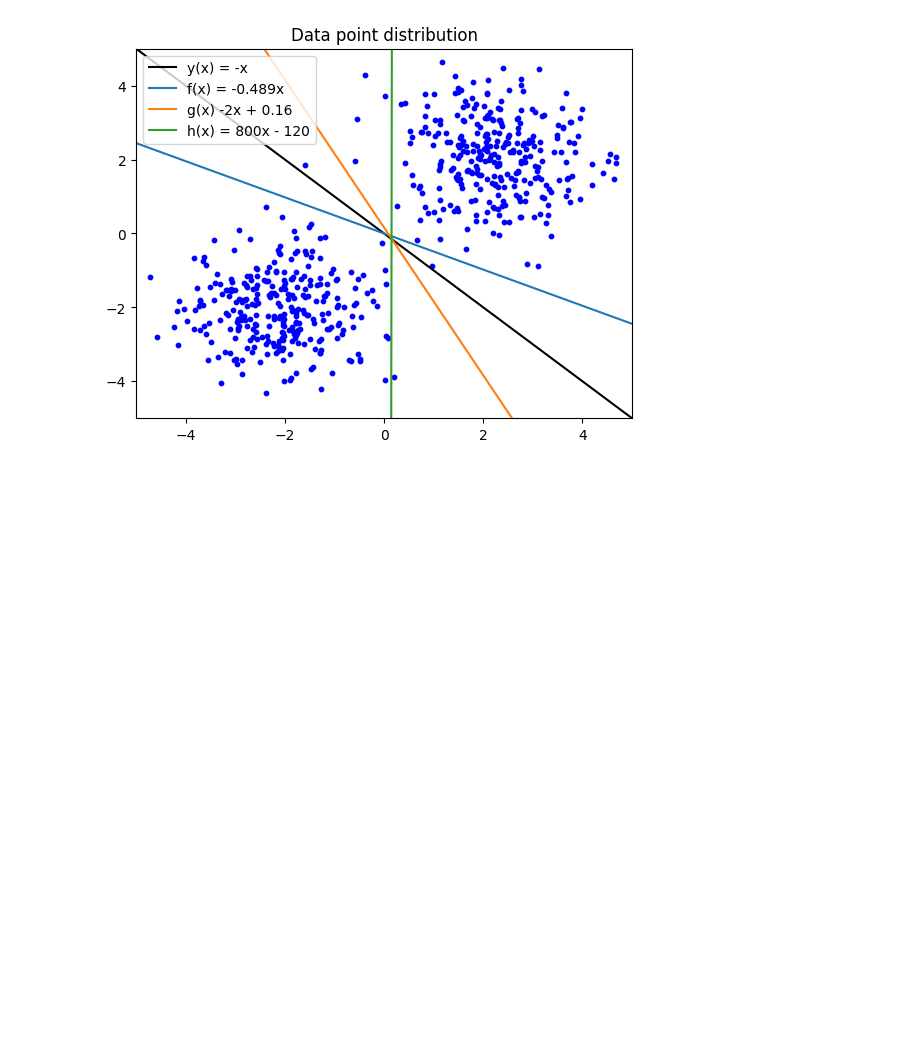
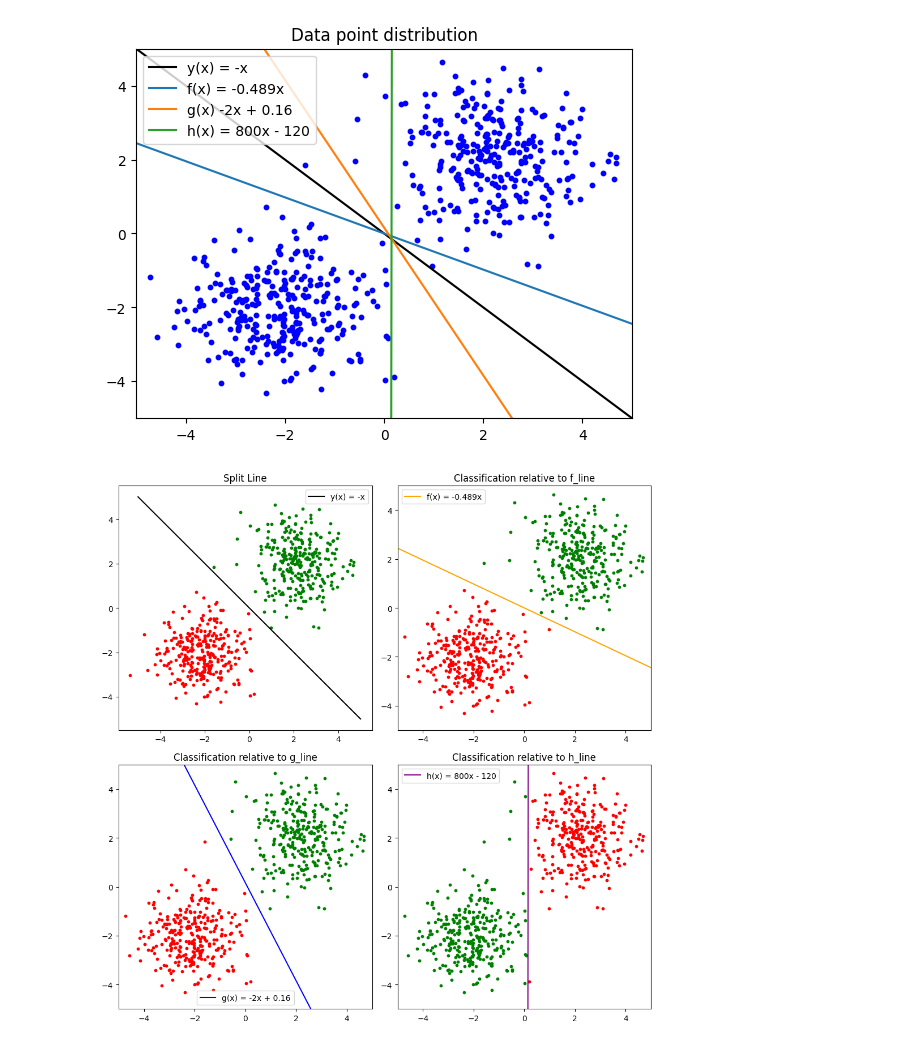
Before and after one commit to marx126/python-programming-IAN-GAGLIARDI, a Jupyter notebook: Labs/Laboration 3 - Linjär Klassificering/Rapport.ipynb, the cells around one changed output. Saved outputs shown, nothing was run; the diff lists cells and outputs as text; code cells hidden in the pictures; blank space fills up the shorter version.

```diff
--- a/Labs/Laboration 3 - Linjär Klassificering/Rapport.ipynb
+++ b/Labs/Laboration 3 - Linjär Klassificering/Rapport.ipynb
@@ -27,0 +42,59 @@ plt.legend()
+# %%
+y_line_interpolated = np.interp(labelled_data[0], x, y_line)
+above1 = labelled_data[labelled_data[1] > y_line_interpolated]
+below1 = labelled_data[labelled_data[1] <= y_line_interpolated]
+# %%
+f_line_interpolated = np.interp(labelled_data[0], x, f_line)
+above2 = labelled_data[labelled_data[1] > f_line_interpolated]
+below2 = labelled_data[labelled_data[1] <= f_line_interpolated]
+# %%
+g_line_interpolated = np.interp(labelled_data[0], x, g_line)
+above3 = labelled_data[labelled_data[1] > g_line_interpolated]
+below3 = labelled_data[labelled_data[1] <= g_line_interpolated]
+# %%
+h_line_interpolated = np.interp(labelled_data[0], x, h_line)
+above4 = labelled_data[labelled_data[1] > h_line_interpolated]
+below4 = labelled_data[labelled_data[1] <= h_line_interpolated]
+# %%
+fig, axs = plt.subplots(2, 2, figsize=(10, 10))
+
+# First plot
+axs[0, 0].scatter(above1[0], above1[1], color='green', s=10)
+axs[0, 0].scatter(below1[0], below1[1], color='red', s=10)
+axs[0, 0].plot(x, y_line, color='black', label='y(x) = -x')
+axs[0, 1].set_xlim(-5, 5)
+axs[0, 1].set_ylim(-5, 5)
+axs[0, 0].legend()
+axs[0, 0].set_title('Split Line')
+
+# Second plot
+axs[0, 1].scatter(above2[0], above2[1], color='green', s=10)
+axs[0, 1].scatter(below2[0], below2[1], color='red', s=10)
+axs[0, 1].plot(x, f_line, color='orange', label='f(x) = -0.489x')
+axs[0, 1].set_xlim(-5, 5)
+axs[0, 1].set_ylim(-5, 5)
+axs[0, 1].legend()
+axs[0, 1].set_title('Classification relative to f_line')
+
+# Third plot
+axs[1, 0].scatter(above3[0], above3[1], color='green', s=10)
+axs[1, 0].scatter(below3[0], below3[1], color='red', s=10)
+axs[1, 0].plot(x, g_line, color='blue', label='g(x) = -2x + 0.16')
+axs[1, 0].set_xlim(-5, 5)
+axs[1, 0].set_ylim(-5, 5)
+axs[1, 0].legend()
+axs[1, 0].set_title('Classification relative to g_line')
+
+# Fourth plot
+axs[1, 1].scatter(above4[0], above4[1], color='green', s=10)
+axs[1, 1].scatter(below4[0], below4[1], color='red', s=10)
+axs[1, 1].plot(x, h_line, color='purple', label='h(x) = 800x - 120')
+axs[1, 1].set_xlim(-5, 5)
+axs[1, 1].set_ylim(-5, 5)
+axs[1, 1].legend()
+axs[1, 1].set_title('Classification relative to h_line')
+
+plt.tight_layout()
+plt.show()
+# %% [output]
+[figure, added]
```
Also changed, not shown: parts of 2 cells of this notebook.
